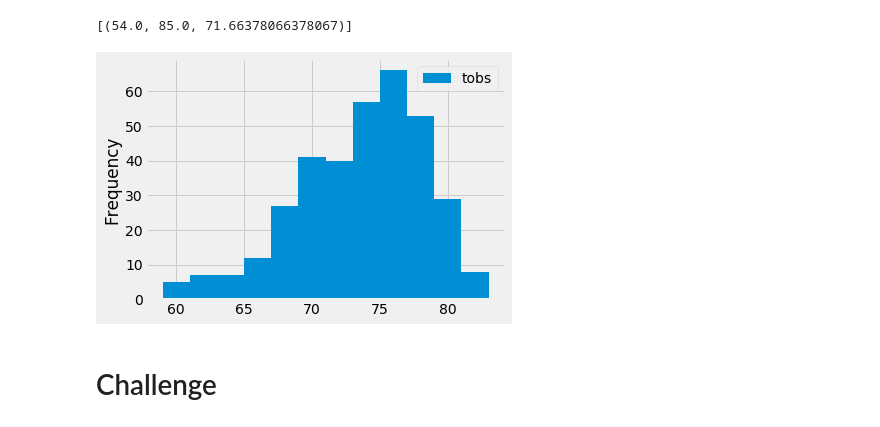
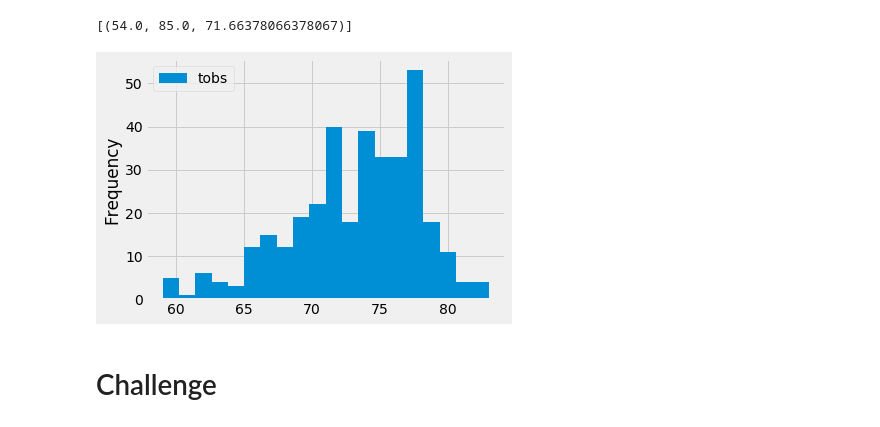
Before and after one commit to PatriciaCB1/Surfs_up, a Jupyter notebook: climate_analysis.ipynb, the cells around one changed output. Cells and saved outputs as stored; diff of their text form; code cells hidden in the pictures.

```diff
--- a/climate_analysis.ipynb
+++ b/climate_analysis.ipynb
@@ -108,19 +108,19 @@ filter(Measurement.station == 'USC00519281').all()
 # %%
 # Choose the station with the highest number of temperature observations.
 session.query(Measurement.tobs)
 
 results = session.query(Measurement.tobs).\
 filter(Measurement.station == 'USC00519281').\
 filter(Measurement.date >= prev_year).all()
 # Query the last 12 months of temperature observation data for this station and plot the results as a histogram
 
 df = pd.DataFrame(results, columns=['tobs'])
 
-df.plot.hist(bins=12)
+df.plot.hist(bins=20)
 
 plt.tight_layout()
 # %% [output]
-[figure, old version]
+[figure, new version]
 # %%
 # Write a function called `calc_temps` that will accept start date and end date in the format '%Y-%m-%d'
 # and return the minimum, average, and maximum temperatures for that range of dates
```
